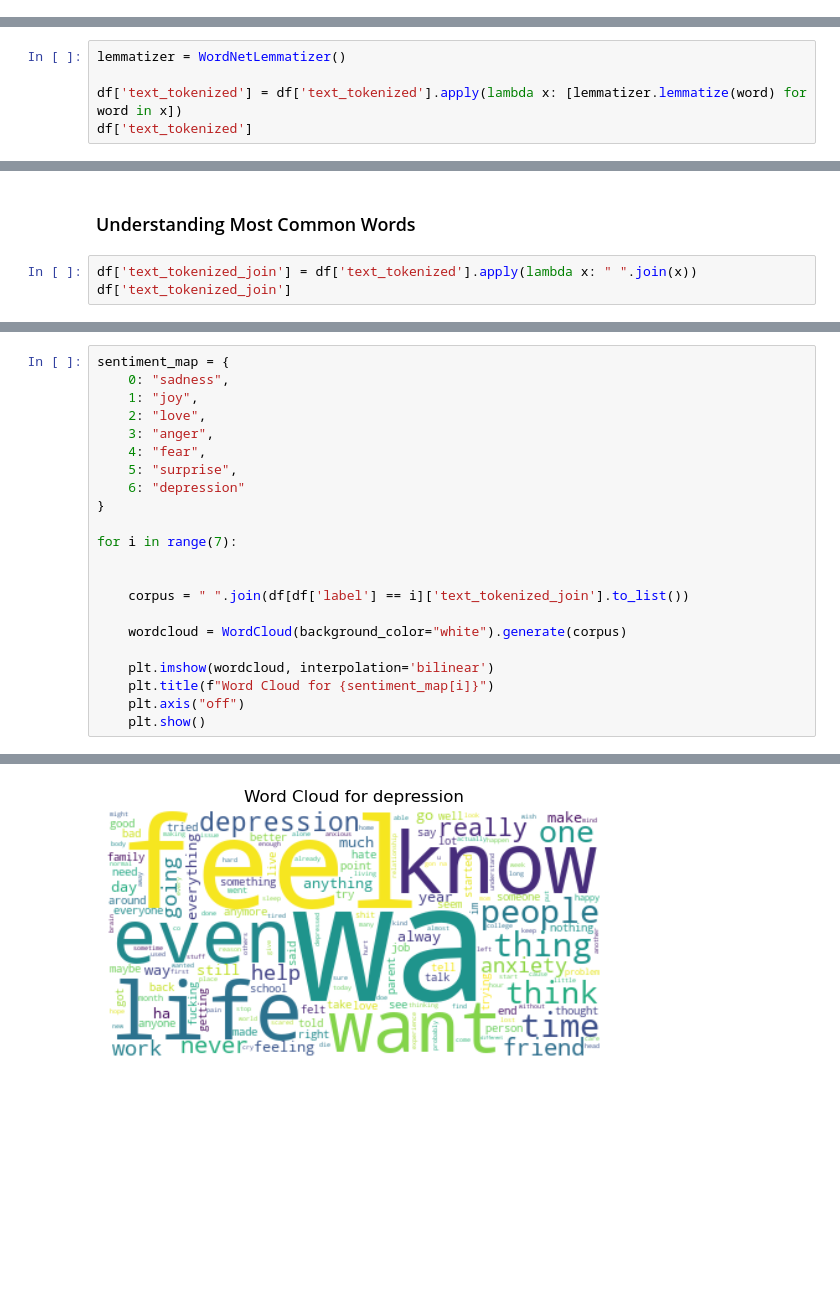
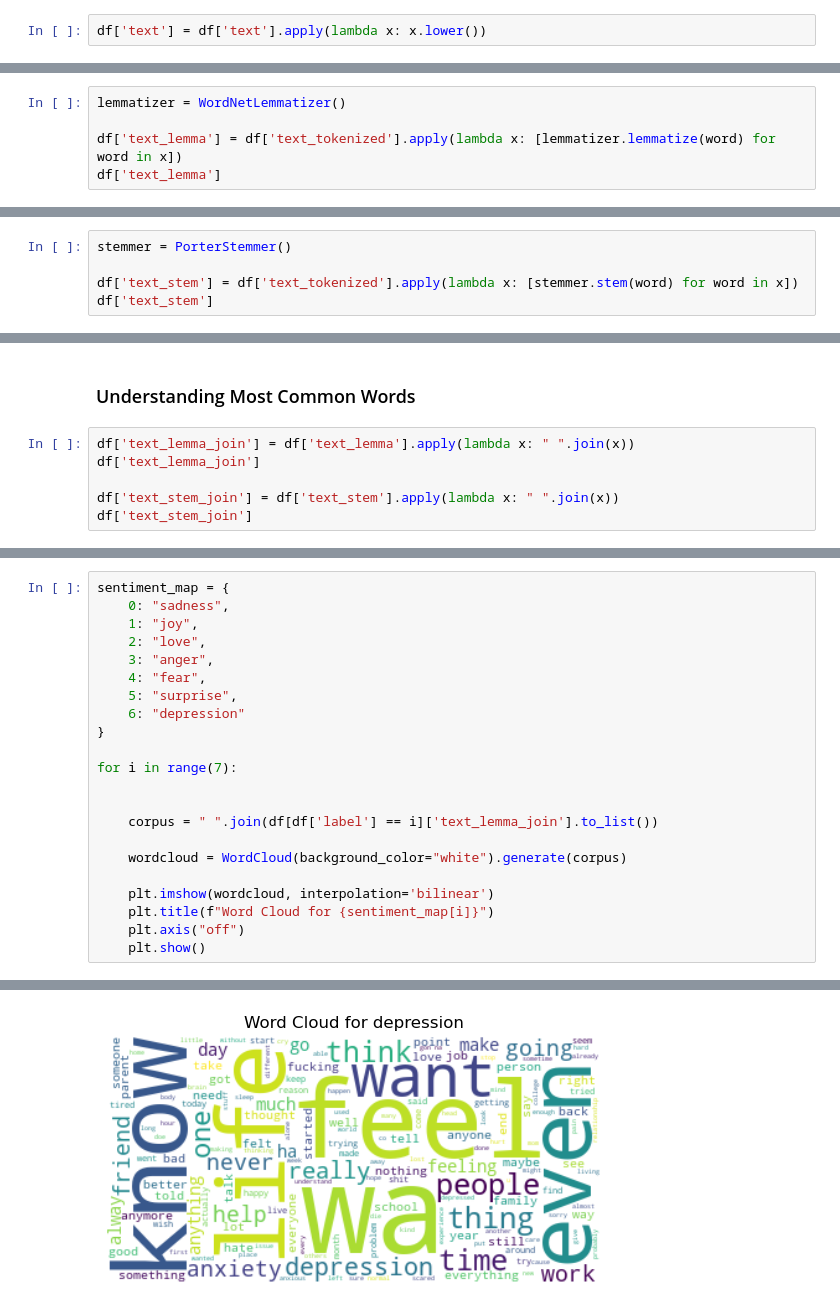
Before and after one commit to limseowchong/multi_class_sentiment_analysis, a Jupyter notebook: sentiment_analysis.ipynb, the cells around one changed output, grey strips where cells are left out. Saved outputs shown, nothing was run; the diff lists cells and outputs as text; blank space fills up the shorter version.

```diff
--- a/sentiment_analysis.ipynb
+++ b/sentiment_analysis.ipynb
@@ -417,0 +420,2 @@ plt.show()
+# %%
+df['text'] = df['text'].apply(lambda x: x.lower())
@@ -463,6 +551,6 @@ Name: text_tokenized, Length: 420640, dtype: object
 # %%
 lemmatizer = WordNetLemmatizer()
 
-df['text_tokenized'] = df['text_tokenized'].apply(lambda x: [lemmatizer.lemmatize(word) for word in x])
-df['text_tokenized']
+df['text_lemma'] = df['text_tokenized'].apply(lambda x: [lemmatizer.lemmatize(word) for word in x])
+df['text_lemma']
 # %% [output]
@@ -480,0 +571,5 @@ Name: text_tokenized, Length: 420640, dtype: object
+# %%
+stemmer = PorterStemmer()
+
+df['text_stem'] = df['text_tokenized'].apply(lambda x: [stemmer.stem(word) for word in x])
+df['text_stem']
@@ -481,6 +589,9 @@ Name: text_tokenized, Length: 420640, dtype: object
 # %% [markdown]
 <h3>Understanding Most Common Words</h3>
 # %%
-df['text_tokenized_join'] = df['text_tokenized'].apply(lambda x: " ".join(x))
-df['text_tokenized_join']
+df['text_lemma_join'] = df['text_lemma'].apply(lambda x: " ".join(x))
+df['text_lemma_join']
+
+df['text_stem_join'] = df['text_stem'].apply(lambda x: " ".join(x))
+df['text_stem_join']
 # %% [output]
@@ -510,7 +621,7 @@ sentiment_map = {
 for i in range(7):
 
 
-    corpus = " ".join(df[df['label'] == i]['text_tokenized_join'].to_list())
+    corpus = " ".join(df[df['label'] == i]['text_lemma_join'].to_list())
 
     wordcloud = WordCloud(background_color="white").generate(corpus)
 
@@ -528 +639 @@ for i in range(7):
-[figure, old version]
+[figure, new version]
```
Also changed, not shown: parts of 26 cells of this notebook, 3 other files.
